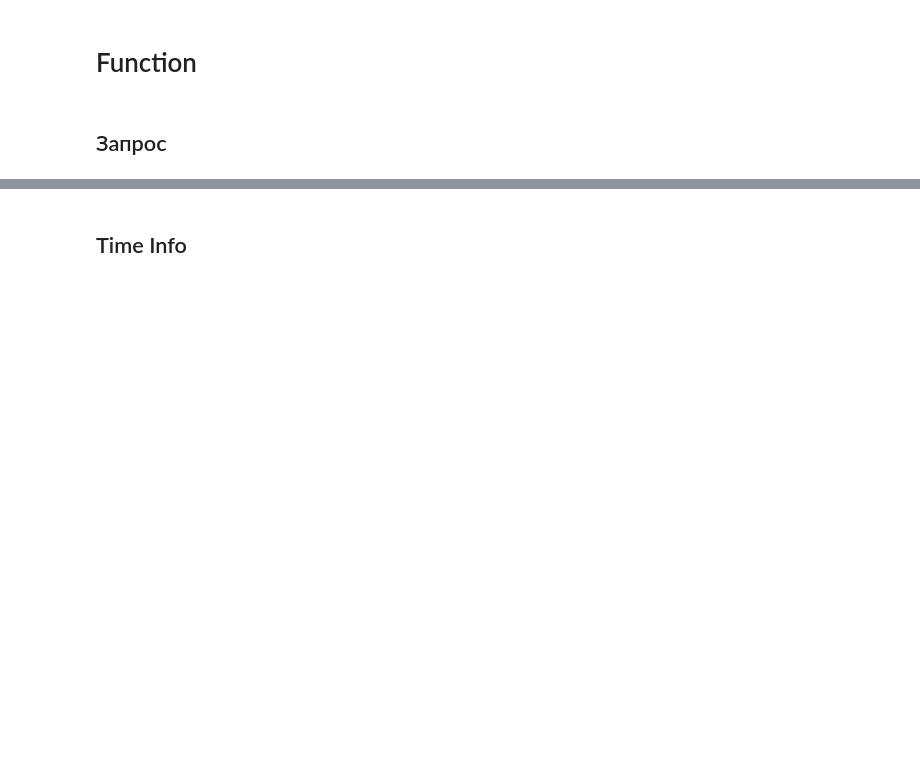
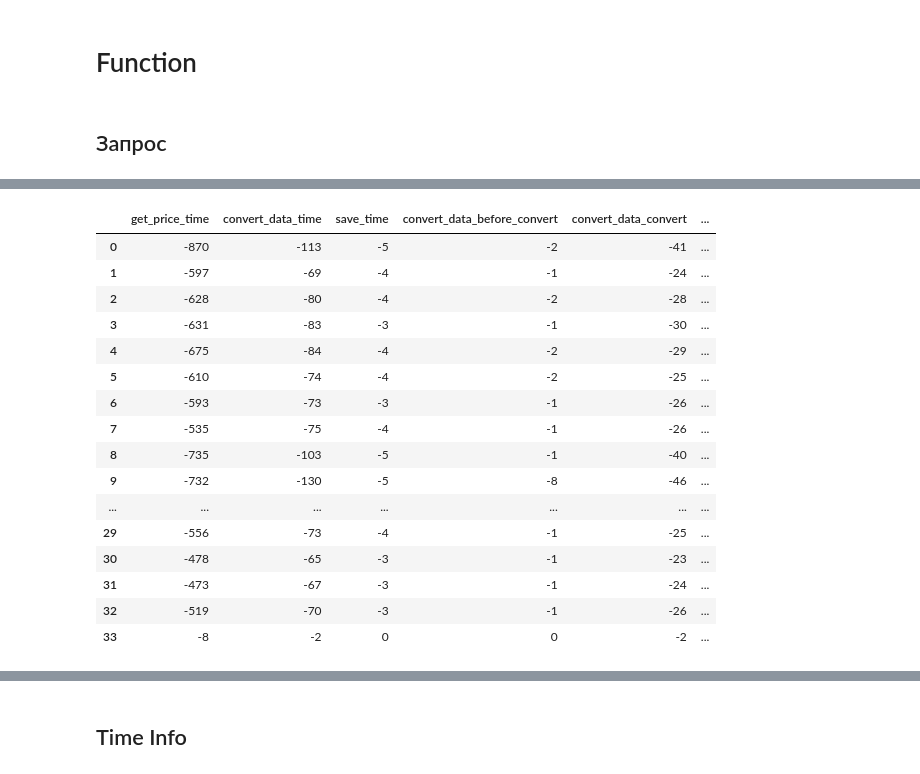
Before and after one commit to work-f999145/work_008, a Jupyter notebook: 04 get_sku.ipynb, the cells around one changed output, grey strips where cells are left out. Saved outputs shown, nothing was run; the diff lists cells and outputs as text; code cells hidden in the pictures; blank space fills up the shorter version.

```diff
--- a/04 get_sku.ipynb
+++ b/04 get_sku.ipynb
@@ -226,7 +226,7 @@ def convert_data_to_df(input_list: list, seg_id_df) -> pd.DataFrame:
             })
         return tmp_df
 
-
+    start = int(time())
     tmp_df = pd.Series(input_list, name='tmp').to_frame()
     tmp_df[['market', 'tmp']] = tmp_df['tmp'].apply(lambda x: pd.Series(x))
     tmp_df = pd.concat((tmp_df['market'].apply(lambda x: x), tmp_df['tmp']), axis=1)
@@ -238,7 +238,13 @@ def convert_data_to_df(input_list: list, seg_id_df) -> pd.DataFrame:
     # Для ускорения работы обработки данных использую паралельное вычисление,
     # Закоментирован вариант без паралельной обработки.
     # tmp_df = pd.concat((tmp_df, tmp_df['tmp'].apply(convert_to_df)), axis=1)
+    convert_data_before_convert = int(time()) - start
+
+    start = int(time())
     tmp_df = pd.concat((tmp_df, tmp_df['tmp'].parallel_apply(convert_to_df)), axis=1)
+    convert_data_convert = int(time()) - start
+
+    start = int(time())
     tmp_df[['su1', 'su2', 'su3']] = tmp_df['segmentUuids'].apply(lambda x: pd.Series(x))
     tmp_df['title'] = tmp_df['title'].str.replace('\n', ' ')
 
@@ -298,15 +304,36 @@ def convert_data_to_df(input_list: list, seg_id_df) -> pd.DataFrame:
                                                 right_on='slug'
                                                 )['localityName']
 
+    convert_data_after_convert = int(time()) - start
 
-    return tmp_df
+    time_df = pd.Series([convert_data_before_convert, convert_data_convert, convert_data_after_convert],
+                        index=['convert_data_before_convert', 'convert_data_convert', 'convert_data_after_convert']
+                        )
+    # return tmp_df
+    return (tmp_df, time_df)
 # %%
-%%time
+# %%time
+control_time = list()
+
 frame_list = separation_frame(ret_df, 3)
 with tqdm(total=len(frame_list), desc='Total') as pbar:
     for index, df in enumerate(frame_list):
+
+        start = int(time())
         out = run_get_price(list(df.iterrows()), cores=200)
-        out = convert_data_to_df(out, seg_id_df)
+        get_price_time = int(time()) - start
+
+        start = int(time())
+        out, time_df = convert_data_to_df(out, seg_id_df)
+        convert_data_time = int(time()) - start
+
+        start = int(time())
         _save_df_to_zip(out, f'result {index:04d}')
+        save_time = int(time()) - start
+
+        tmp_time_series = pd.Series([get_price_time, convert_data_time, save_time], index=['get_price_time', 'convert_data_time', 'save_time'])
+
+        control_time.append(pd.concat((tmp_time_series, time_df)))
         pbar.update(1)
+control_time = pd.DataFrame(control_time)
 # %% [output]
@@ -314,0 +340,17 @@ Wall time: 4h 21min 56s
+|  | get_price_time | convert_data_time | save_time | convert_data_before_convert | convert_data_convert | ... |
+| 0 | -870 | -113 | -5 | -2 | -41 | ... |
+| 1 | -597 | -69 | -4 | -1 | -24 | ... |
+| 2 | -628 | -80 | -4 | -2 | -28 | ... |
+| 3 | -631 | -83 | -3 | -1 | -30 | ... |
+| 4 | -675 | -84 | -4 | -2 | -29 | ... |
+| 5 | -610 | -74 | -4 | -2 | -25 | ... |
+| 6 | -593 | -73 | -3 | -1 | -26 | ... |
+| 7 | -535 | -75 | -4 | -1 | -26 | ... |
+| 8 | -735 | -103 | -5 | -1 | -40 | ... |
+| 9 | -732 | -130 | -5 | -8 | -46 | ... |
+| ... | ... | ... | ... | ... | ... | ... |
+| 29 | -556 | -73 | -4 | -1 | -25 | ... |
+| 30 | -478 | -65 | -3 | -1 | -23 | ... |
+| 31 | -473 | -67 | -3 | -1 | -24 | ... |
+| 32 | -519 | -70 | -3 | -1 | -26 | ... |
+| 33 | -8 | -2 | 0 | 0 | -2 | ... |
```
Also changed, not shown: parts of 5 cells of this notebook, 2 other files.
